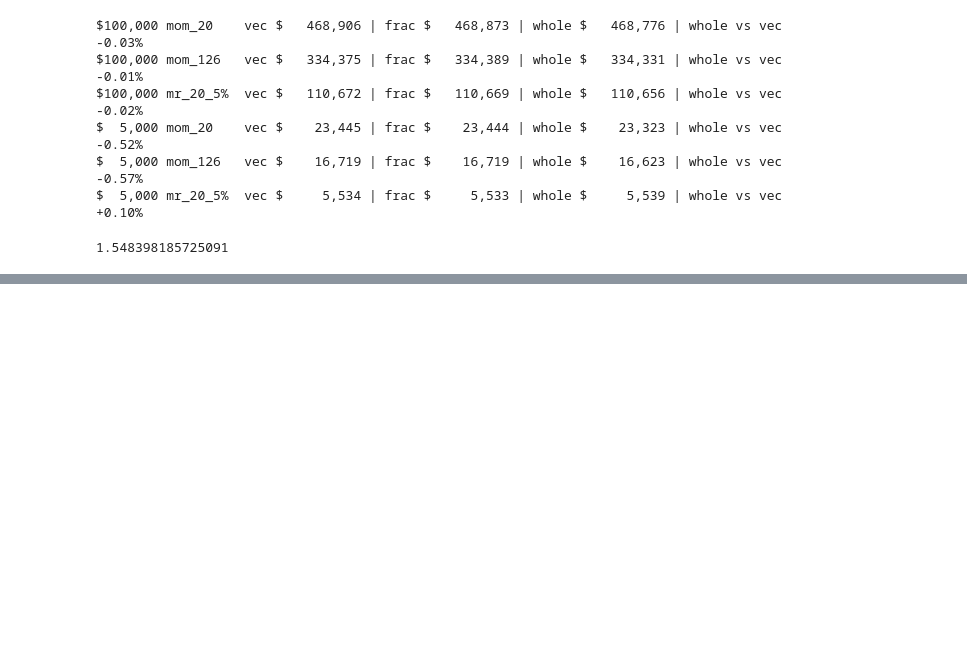
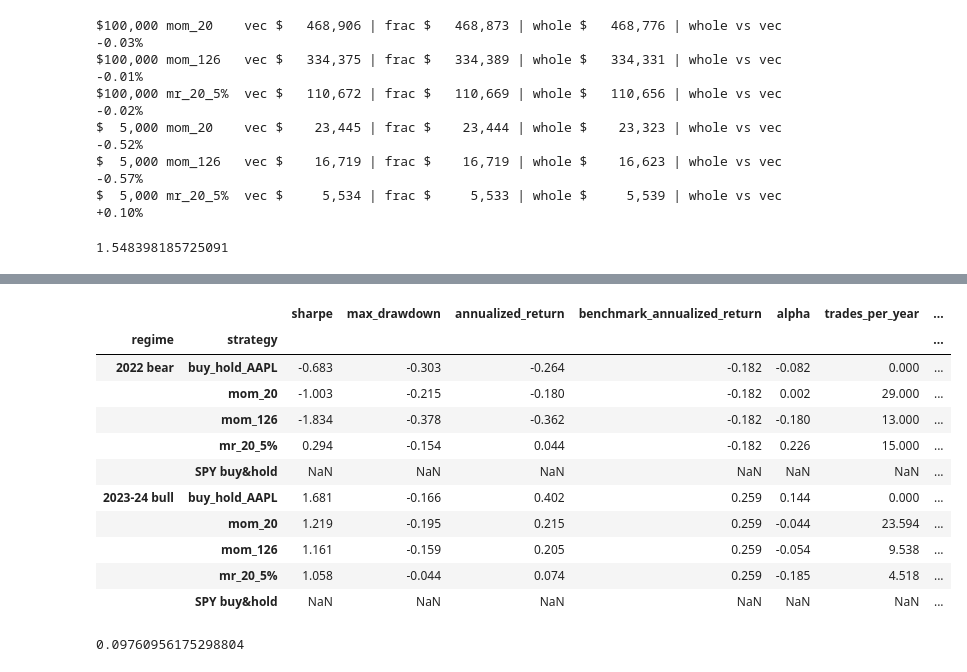
Before and after one commit to TjWill859/trading-backtester, a Jupyter notebook: sanity_check.ipynb, the cells around one changed output, grey strips where cells are left out. Saved outputs shown, nothing was run; the diff lists cells and outputs as text; code cells hidden in the pictures; blank space fills up the shorter version.

Commit message:
Add regime comparison (Phase 9)

```diff
--- a/sanity_check.ipynb
+++ b/sanity_check.ipynb
@@ -371,0 +391,62 @@ table
+# %%
+spy_close = load_universe(["SPY"])["SPY"]["Close"]
+spy_ret = spy_close.pct_change()          # daily returns for the whole history
+
+def spy_equity_slice(start, end, initial_capital=100_000):
+    first = spy_ret.index.searchsorted(pd.Timestamp(start))
+    r = spy_ret.iloc[first - 1:].loc[:end].copy()
+    r.iloc[0] = 0.0                                             # day 0 earns nothing
+    return initial_capital * (1 + r).cumprod()
+# %%
+close = load_universe(["AAPL"])["AAPL"]["Close"]
+flat_long = pd.Series(1.0, index=close.index)   # "always hold" signal = buy & hold
+
+full_results = {
+    "buy_hold_AAPL": run_backtest(close, flat_long, 100_000, 5),
+    "mom_20":        run_backtest(close, momentum_signal(close, 20), 100_000, 5),
+    "mom_126":       run_backtest(close, momentum_signal(close, 126), 100_000, 5),
+    "mr_20_5%":      run_backtest(close, mean_reversion_signal(close, 20, 0.05), 100_000, 5),
+}
+# %%
+from engine.metrics import annualized_return
+
+regimes = {
+    "2022 bear":    ("2022-01-01", "2022-12-31"),
+    "2023-24 bull": ("2023-01-01", "2024-12-31"),
+}
+
+rows = []
+for regime, (start, end) in regimes.items():
+    bench = spy_equity_slice(start, end)
+    for name, res in full_results.items():
+        sliced = slice_regime(res, start, end)
+        summary = pd.Series(performance_summary(sliced, bench))   # your metrics
+        summary["trades_per_year"] = trades_per_year(sliced)
+        summary["regime"], summary["strategy"] = regime, name
+        rows.append(summary)
+    # add SPY itself as a reference row
+    spy_row = pd.Series({"regime": regime, "strategy": "SPY buy&hold",
+                         "annualized_return": annualized_return(bench)})
+    rows.append(spy_row)
+
+regime_table = pd.DataFrame(rows).set_index(["regime", "strategy"])
+regime_table.to_csv("results/regime_comparison.csv")
+regime_table.round(3)
+# %% [output]
+|  |  | sharpe | max_drawdown | annualized_return | benchmark_annualized_return | alpha | trades_per_year | ... |
+| regime | strategy |  |  |  |  |  |  | ... |
+| 2022 bear | buy_hold_AAPL | -0.683 | -0.303 | -0.264 | -0.182 | -0.082 | 0.000 | ... |
+|  | mom_20 | -1.003 | -0.215 | -0.180 | -0.182 | 0.002 | 29.000 | ... |
+|  | mom_126 | -1.834 | -0.378 | -0.362 | -0.182 | -0.180 | 13.000 | ... |
+|  | mr_20_5% | 0.294 | -0.154 | 0.044 | -0.182 | 0.226 | 15.000 | ... |
+|  | SPY buy&hold | NaN | NaN | NaN | NaN | NaN | NaN | ... |
+| 2023-24 bull | buy_hold_AAPL | 1.681 | -0.166 | 0.402 | 0.259 | 0.144 | 0.000 | ... |
+|  | mom_20 | 1.219 | -0.195 | 0.215 | 0.259 | -0.044 | 23.594 | ... |
+|  | mom_126 | 1.161 | -0.159 | 0.205 | 0.259 | -0.054 | 9.538 | ... |
+|  | mr_20_5% | 1.058 | -0.044 | 0.074 | 0.259 | -0.185 | 4.518 | ... |
+|  | SPY buy&hold | NaN | NaN | NaN | NaN | NaN | NaN | ... |
+# %%
+sliced_mr = slice_regime(full_results["mr_20_5%"], "2023-01-01", "2024-12-31")
+print((sliced_mr["position"] != 0).mean())   # fraction of days it held anything
+# %% [output]
+0.09760956175298804
```
Also changed, not shown: parts of 3 cells of this notebook, 2 other files.
